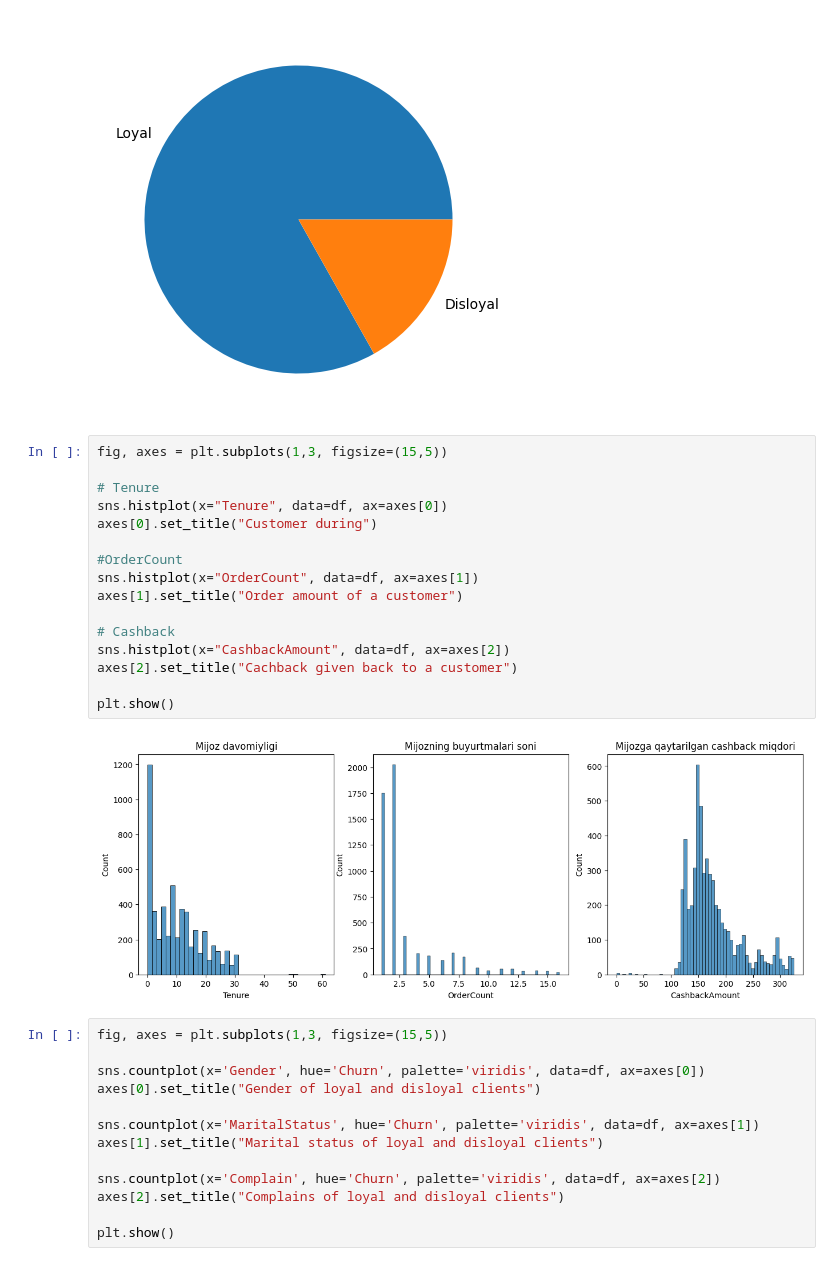
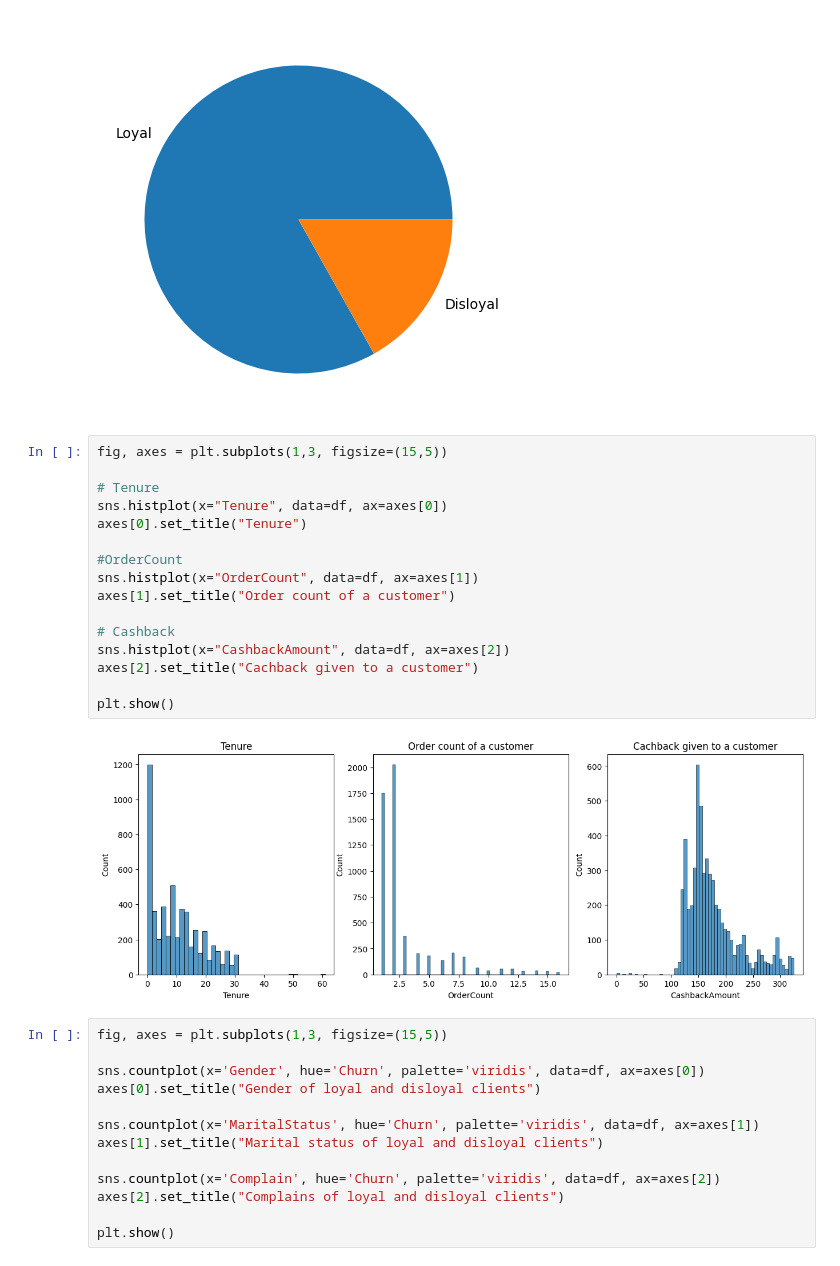
Before and after one commit to muzaffar-murodovich/data-science-and-ai, a Jupyter notebook: data-science/practice/customer-churn/customer-churn.ipynb, the cells around one changed output. Saved outputs shown, nothing was run; the diff lists cells and outputs as text.

```diff
--- a/data-science/practice/customer-churn/customer-churn.ipynb
+++ b/data-science/practice/customer-churn/customer-churn.ipynb
@@ -101,21 +101,21 @@ plt.show()
 # %%
 fig, axes = plt.subplots(1,3, figsize=(15,5))
 
 # Tenure
 sns.histplot(x="Tenure", data=df, ax=axes[0])
-axes[0].set_title("Customer during")
+axes[0].set_title("Tenure")
 
 #OrderCount
 sns.histplot(x="OrderCount", data=df, ax=axes[1])
-axes[1].set_title("Order amount of a customer")
+axes[1].set_title("Order count of a customer")
 
 # Cashback
 sns.histplot(x="CashbackAmount", data=df, ax=axes[2])
-axes[2].set_title("Cachback given back to a customer")
+axes[2].set_title("Cachback given to a customer")
 
 plt.show()
 # %% [output]
-[figure, old version]
+[figure, new version]
 # %%
 fig, axes = plt.subplots(1,3, figsize=(15,5))
 
```
Also changed, not shown: parts of 4 cells of this notebook.
